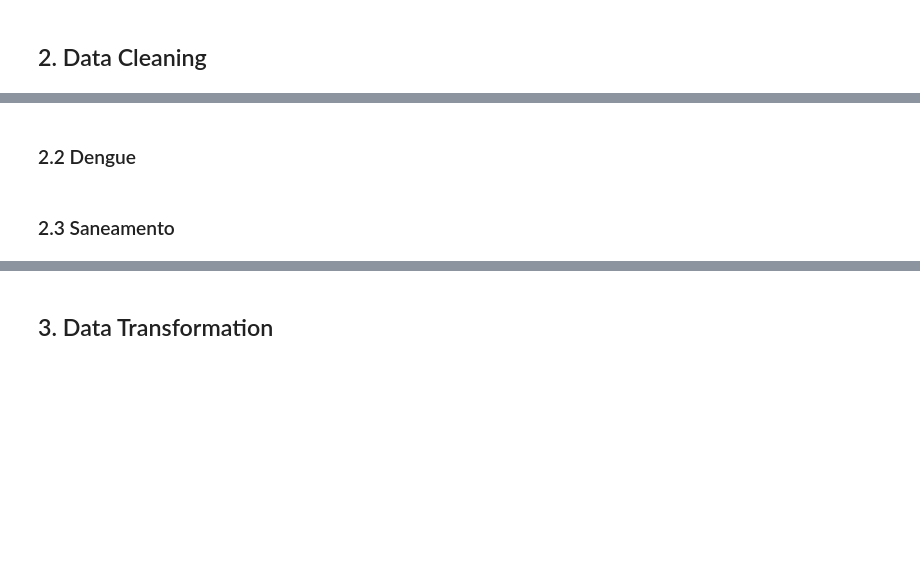
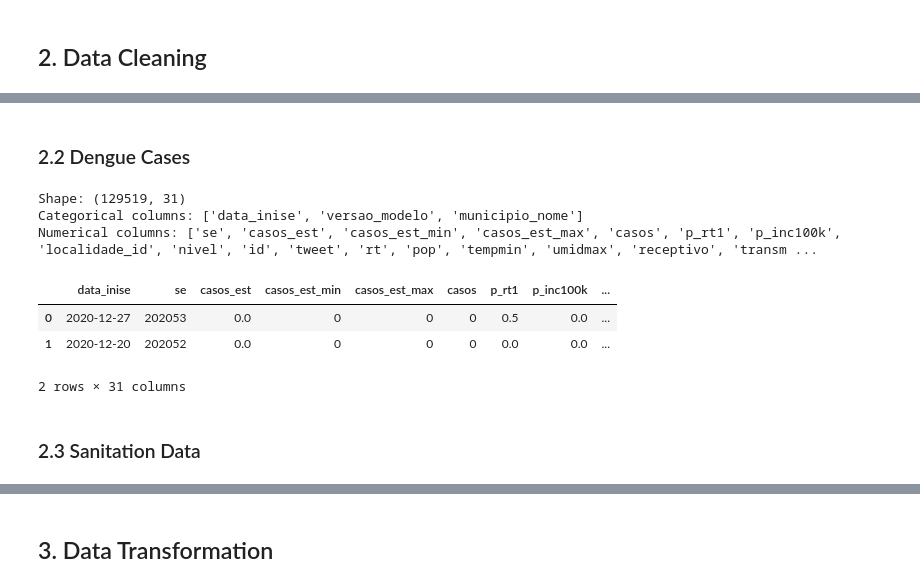
Before and after one commit to gabrielacmacc/cd-trabfinal, a Jupyter notebook: notebooks/dengue.ipynb, the cells around one changed output, grey strips where cells are left out. Cells and saved outputs as stored; diff of their text form; code cells hidden in the pictures; blank space fills up the shorter version.

```diff
--- a/notebooks/dengue.ipynb
+++ b/notebooks/dengue.ipynb
@@ -76,24 +125,30 @@ inmet_clean.head(2)
 # %% [markdown]
-### 2.2 Dengue
+### 2.2 Dengue Cases
 # %%
 dengue_clean = (
     dengue
     .pipe(normalize_column_names)
-    .pipe(handle_missing)
-    .pipe(drop_columns, [])
     .assign(
         municipio_nome=lambda df: normalize_city_name(fix_mojibake(df["municipio_nome"])),
         data_inise=lambda df: parse_dates(df["data_inise"], fmt="%Y-%m-%d"),
     )
 )
 
 cat_dengue, num_dengue = split_categorical_numerical(dengue_clean)
 print("Shape:", dengue_clean.shape)
 print("Categorical columns:", cat_dengue.columns.tolist())
 print("Numerical columns:", num_dengue.columns.tolist())
 dengue_clean.head(2)
+# %% [output]
+Shape: (129519, 31)
+Categorical columns: ['data_inise', 'versao_modelo', 'municipio_nome']
+Numerical columns: ['se', 'casos_est', 'casos_est_min', 'casos_est_max', 'casos', 'p_rt1', 'p_inc100k', 'localidade_id', 'nivel', 'id', 'tweet', 'rt', 'pop', 'tempmin', 'umidmax', 'receptivo', 'transm ...
+|  | data_inise | se | casos_est | casos_est_min | casos_est_max | casos | p_rt1 | p_inc100k | ... |
+| 0 | 2020-12-27 | 202053 | 0.0 | 0 | 0 | 0 | 0.5 | 0.0 | ... |
+| 1 | 2020-12-20 | 202052 | 0.0 | 0 | 0 | 0 | 0.0 | 0.0 | ... |
+2 rows × 31 columns
 # %% [markdown]
-### 2.3 Saneamento
+### 2.3 Sanitation Data
 # %%
 snis_sinisa_clean = (
     snis_sinisa
```
Also changed, not shown: parts of 52 cells of this notebook.
